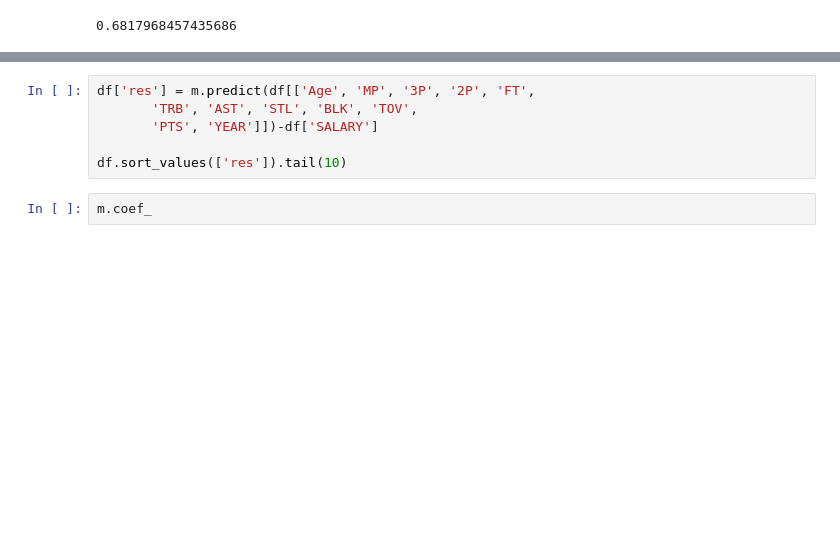
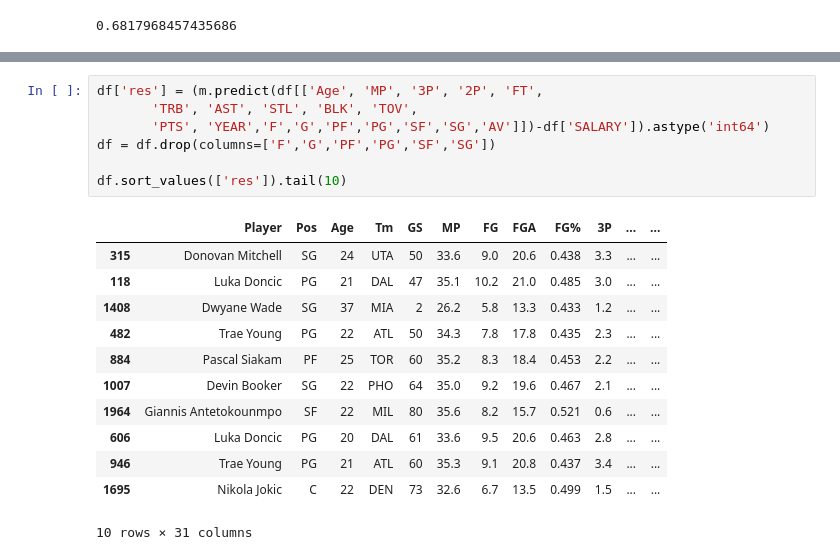
Before and after one commit to Andrewjw91/NBA-Salary-Predictior-Regression-Model, a Jupyter notebook: LR2.ipynb, the cells around one changed output, grey strips where cells are left out. Cells and saved outputs as stored; diff of their text form; blank space fills up the shorter version.

```diff
--- a/LR2.ipynb
+++ b/LR2.ipynb
@@ -121,8 +183,20 @@ ax.fig.subplots_adjust(top=0.95)
 # %%
-df['res'] = m.predict(df[['Age', 'MP', '3P', '2P', 'FT',
+df['res'] = (m.predict(df[['Age', 'MP', '3P', '2P', 'FT',
        'TRB', 'AST', 'STL', 'BLK', 'TOV',
-       'PTS', 'YEAR']])-df['SALARY']
+       'PTS', 'YEAR','F','G','PF','PG','SF','SG','AV']])-df['SALARY']).astype('int64')
+df = df.drop(columns=['F','G','PF','PG','SF','SG'])
 
 df.sort_values(['res']).tail(10)
+# %% [output]
+|  | Player | Pos | Age | Tm | GS | MP | FG | FGA | FG% | 3P | ... | ... |
+| 315 | Donovan Mitchell | SG | 24 | UTA | 50 | 33.6 | 9.0 | 20.6 | 0.438 | 3.3 | ... | ... |
+| 118 | Luka Doncic | PG | 21 | DAL | 47 | 35.1 | 10.2 | 21.0 | 0.485 | 3.0 | ... | ... |
+| 1408 | Dwyane Wade | SG | 37 | MIA | 2 | 26.2 | 5.8 | 13.3 | 0.433 | 1.2 | ... | ... |
+| 482 | Trae Young | PG | 22 | ATL | 50 | 34.3 | 7.8 | 17.8 | 0.435 | 2.3 | ... | ... |
+| 884 | Pascal Siakam | PF | 25 | TOR | 60 | 35.2 | 8.3 | 18.4 | 0.453 | 2.2 | ... | ... |
+| 1007 | Devin Booker | SG | 22 | PHO | 64 | 35.0 | 9.2 | 19.6 | 0.467 | 2.1 | ... | ... |
+| 1964 | Giannis Antetokounmpo | SF | 22 | MIL | 80 | 35.6 | 8.2 | 15.7 | 0.521 | 0.6 | ... | ... |
+| 606 | Luka Doncic | PG | 20 | DAL | 61 | 33.6 | 9.5 | 20.6 | 0.463 | 2.8 | ... | ... |
+| 946 | Trae Young | PG | 21 | ATL | 60 | 35.3 | 9.1 | 20.8 | 0.437 | 3.4 | ... | ... |
+| 1695 | Nikola Jokic | C | 22 | DEN | 73 | 32.6 | 6.7 | 13.5 | 0.499 | 1.5 | ... | ... |
+10 rows × 31 columns
-# %%
-m.coef_
```
Also changed, not shown: parts of 11 cells of this notebook.
